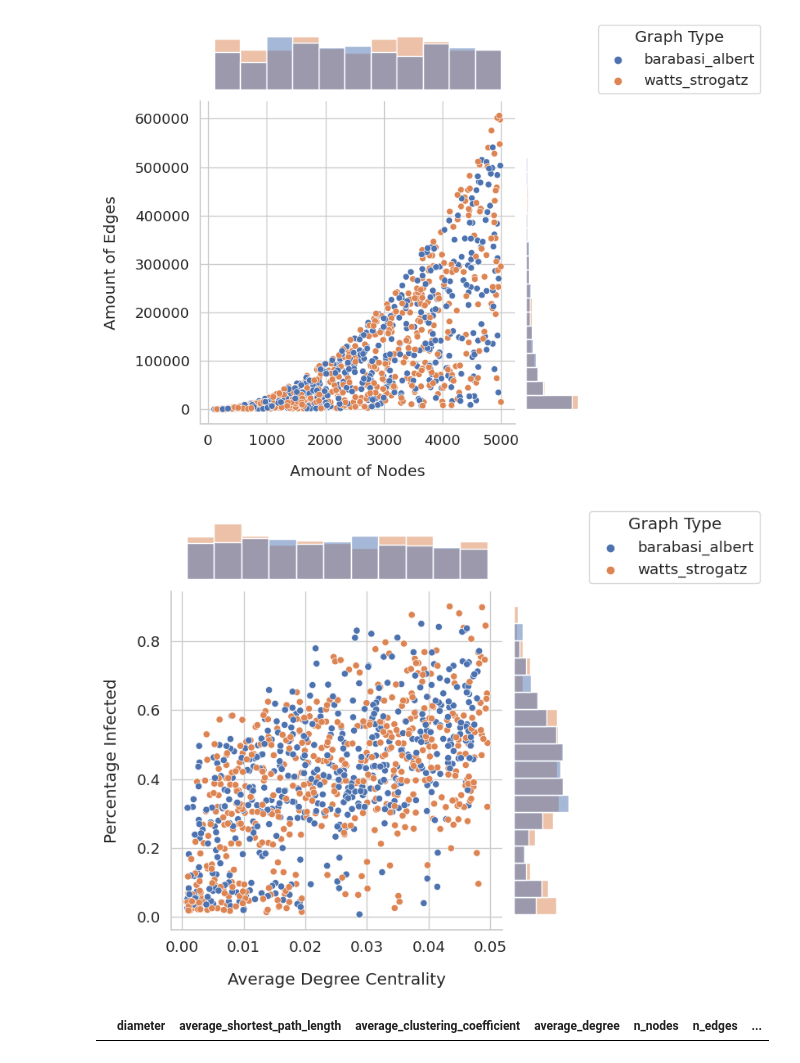
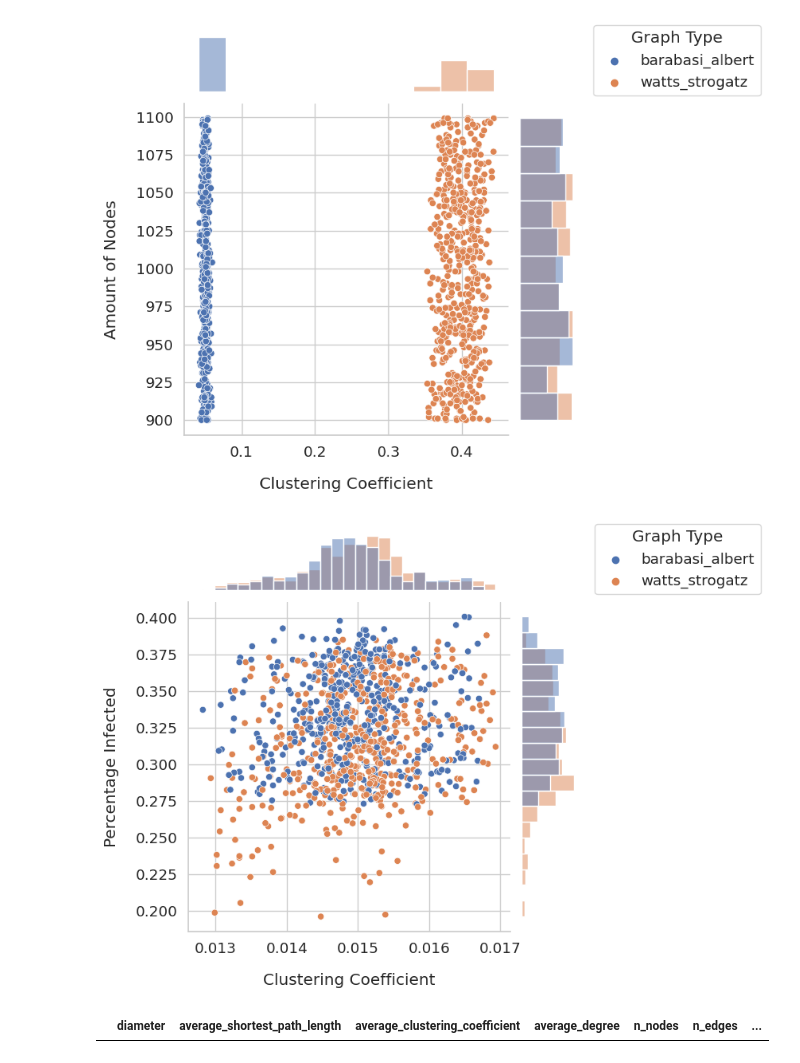
Before and after one commit to joh-dah/source_detection, a Jupyter notebook: report_vis/data_vis.ipynb, the cells around one changed output. Saved outputs shown, nothing was run; the diff lists cells and outputs as text; code cells hidden in the pictures.

```diff
--- a/report_vis/data_vis.ipynb
+++ b/report_vis/data_vis.ipynb
@@ -55,34 +58,37 @@ sns.scatterplot(data=df_metrics, x="avg_degree_centrality", y="percentages_infec
 # %%
 import seaborn as sns
 import matplotlib.pyplot as plt
 import pandas as pd
 import numpy as np
 
 # Set the style
 sns.set(style="whitegrid", font_scale=1.2)
 
 # Create the plot where the data from every folder has to be plotted in a different color.
 g1 = sns.JointGrid(
     data=df_metrics,
-    x="n_nodes",
-    y="n_edges",
+    # y="avg_degree_centrality",
+    # y="diameter",
+    x="average_clustering_coefficient",
+    y="n_nodes",
+    # y="n_edges",
     hue="graph_type",
 )
 g1.plot(sns.scatterplot, sns.histplot)
 
 # Customize the plot
 g1.ax_marg_x.set_axis_off()  # Hide x-axis marginal plot
 g1.ax_marg_y.set_axis_off()  # Hide y-axis marginal plot
 
 # Set plot title and axis labels
-g1.set_axis_labels("Amount of Nodes", "Amount of Edges", labelpad=15)
+g1.set_axis_labels("Clustering Coefficient", "Amount of Nodes", labelpad=15)
 sns.move_legend(g1.ax_joint, "lower right", title='Graph Type', bbox_to_anchor=(1.8, 1))
 
 # Show the plot
 plt.tight_layout()
 plt.show()
 # %% [output]
-[figure, old version]
+[figure, new version]
 # %%
 import seaborn as sns
 import matplotlib.pyplot as plt
@@ -95,7 +101,8 @@ sns.set(style="whitegrid", font_scale=1.2)
 # Create the plot where the data from every folder has to be plotted in a different color.
 g = sns.JointGrid(
     data=df_metrics,
-    x="avg_degree_centrality",
+    x="average_clustering_coefficient",
+    # x="avg_degree_centrality",
     y="percentages_infected",
     hue="graph_type",
 )
@@ -106,14 +113,14 @@ g.ax_marg_x.set_axis_off()  # Hide x-axis marginal plot
 g.ax_marg_y.set_axis_off()  # Hide y-axis marginal plot
 
 # Set plot title and axis labels
-g.set_axis_labels("Average Degree Centrality", "Percentage Infected", labelpad=15)
+g.set_axis_labels("Clustering Coefficient", "Percentage Infected", labelpad=15)
 sns.move_legend(g.ax_joint, "lower right", title='Graph Type', bbox_to_anchor=(1.8, 1))
 
 # Show the plot
 plt.tight_layout()
 plt.show()
 # %% [output]
-[figure, old version]
+[figure, new version]
 # %%
 # show the the top 10 highest percentage infected examples
 df_metrics[df_metrics["percentages_infected"] == 1].sort_values(by="avg_degree_centrality", ascending=True).head(20)
```
Also changed, not shown: parts of 6 cells of this notebook, 11 other files.
